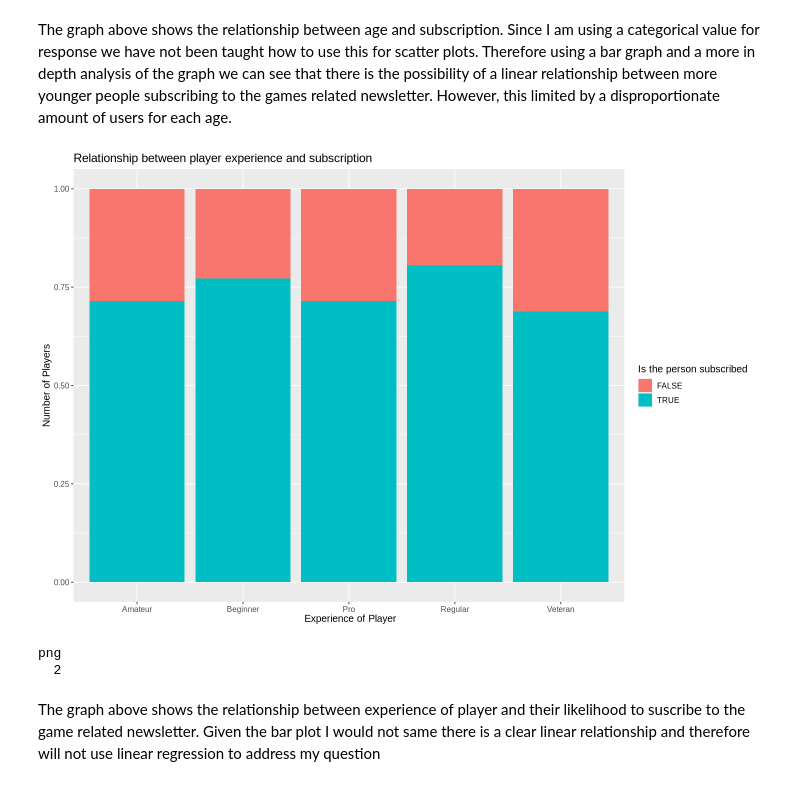
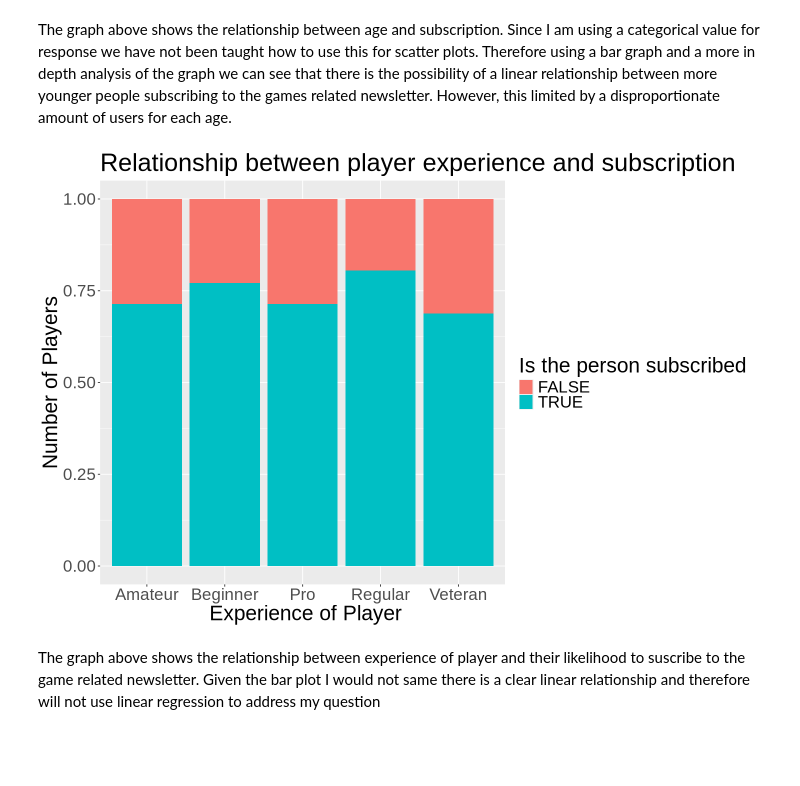
Before and after one commit to Jvantunen/DSCI_minecraft_project_group2, a Jupyter notebook: DSCI_individual_progect_Group_2.ipynb, the cells around one changed output. Saved outputs shown, nothing was run; the diff lists cells and outputs as text; code cells hidden in the pictures; blank space fills up the shorter version.

Commit message:
Add played_hours to a tibble and then adjusted font size

```diff
--- a/DSCI_individual_progect_Group_2.ipynb
+++ b/DSCI_individual_progect_Group_2.ipynb
@@ -192,28 +198,22 @@ The graph above shows the relationship between age and subscription. Since I am
 # %%
 #visualization of experience vs suscribe
 options(repr.plot.width = 12, repr.plot.height = 8)
 
 graph_of_experience<- players|>
 ggplot(aes(x = experience, fill = subscribe))+
 geom_bar(position = 'fill')+
 xlab(" Experience of Player") +
 ylab("Number of Players")+
 labs(fill = "Is the person subscribed")+
 ggtitle("Relationship between player experience and subscription")+
 theme(
-    text = element_text(size = 12)
+    text = element_text(size = 25)
   )
 graph_of_experience
 
 ggsave("graph_of_experience.png", graph_of_experience, width = 8, height = 6, dpi = 300)
 # %% [output]
-[figure, old version]
+[figure, new version]
-# %%
-png("graph_of_experience.png", width = 6, height = 6, units = 'in', res = 300)
-dev.off()
-# %% [output]
-png
-  2
 # %% [markdown]
 The graph above shows the relationship between experience of player and their likelihood to suscribe to the game related newsletter. Given the bar plot I would not same there is a clear linear relationship and therefore will not use linear regression to address my question
 # %% [markdown]
```
Also changed, not shown: parts of 2 cells of this notebook.
